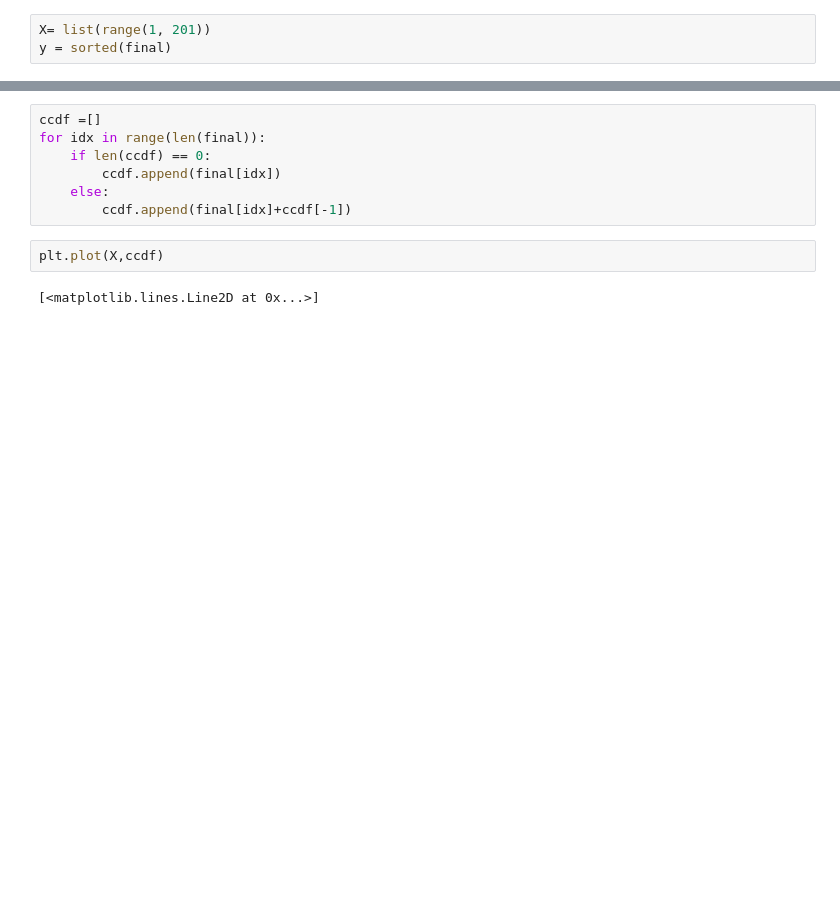
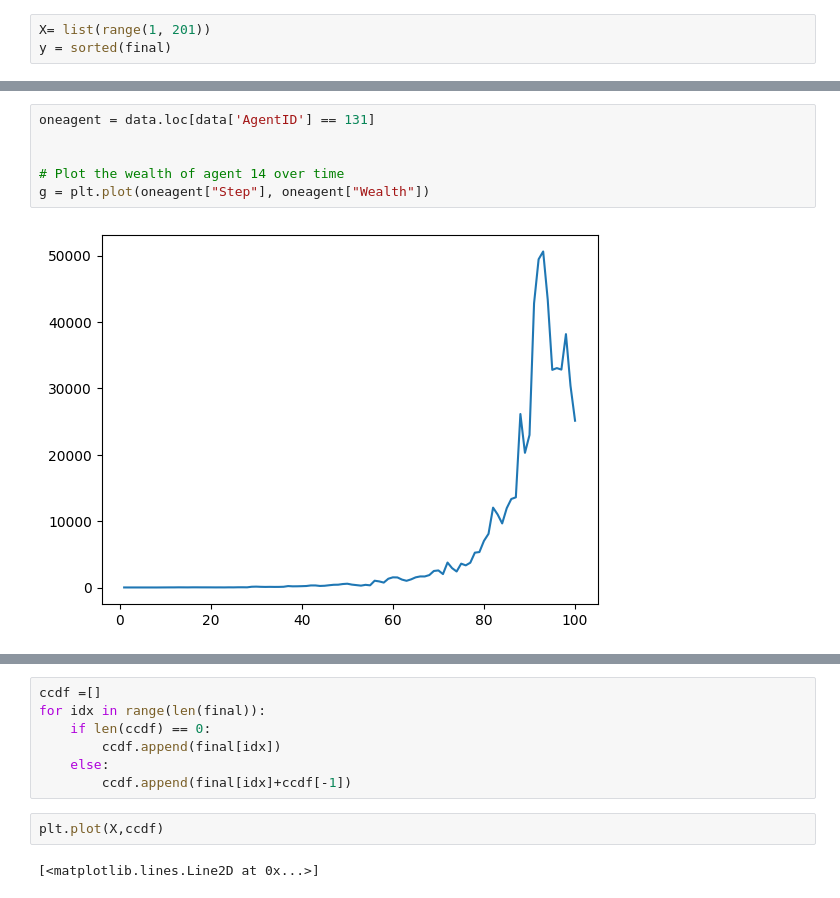
Before and after one commit to 4-Impact/inequality-simulator, a Jupyter notebook: DataAnalysis.ipynb, the cells around one changed output, grey strips where cells are left out. Drawn from its saved outputs; the diff is of its cells as text; blank space fills up the shorter version.

```diff
--- a/DataAnalysis.ipynb
+++ b/DataAnalysis.ipynb
@@ -29,0 +69,8 @@ plt.scatter(X,y)
+# %%
+oneagent = data.loc[data['AgentID'] == 131]
+
+
+# Plot the wealth of agent 14 over time
+g = plt.plot(oneagent["Step"], oneagent["Wealth"])
+# %% [output]
+[figure, added]
```
Also changed, not shown: parts of 18 cells of this notebook, 5 other files.
